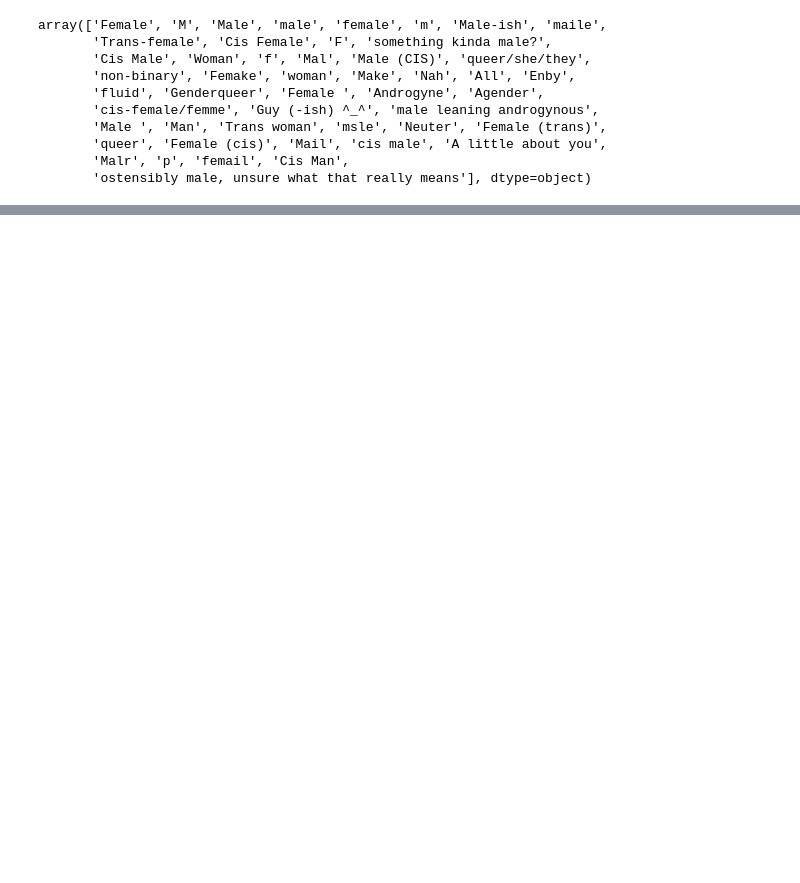
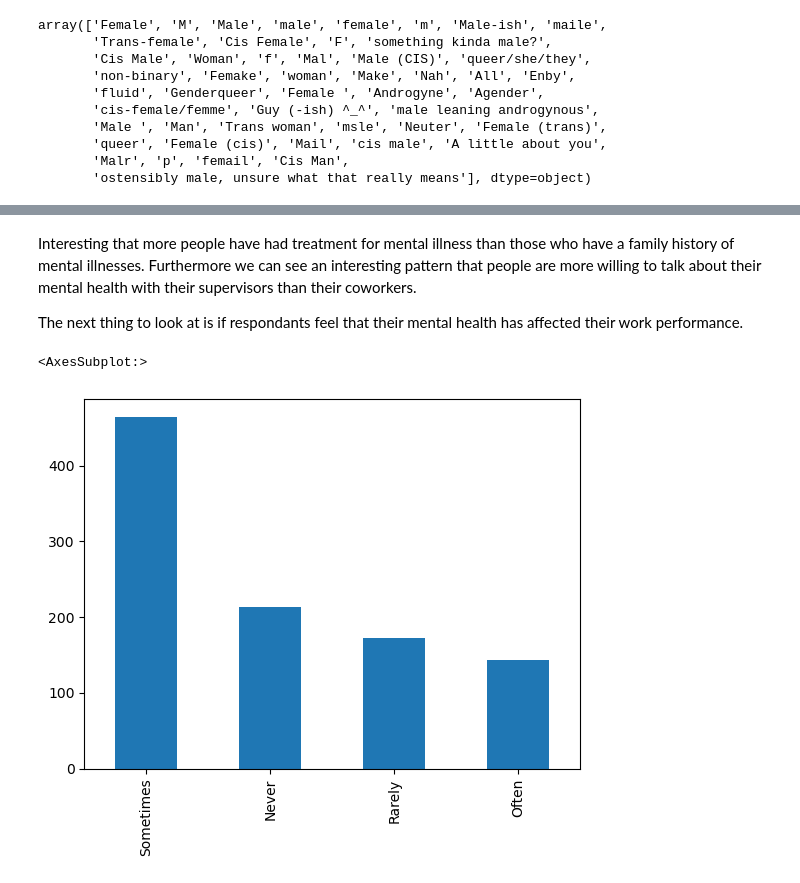
Before and after one commit to ubco-W2022T1-cosc301/project-group06, a Jupyter notebook: notebooks/analysis3.ipynb, the cells around one changed output, grey strips where cells are left out. Drawn from its saved outputs; the diff is of its cells as text; code cells hidden in the pictures; blank space fills up the shorter version.

```diff
--- a/notebooks/analysis3.ipynb
+++ b/notebooks/analysis3.ipynb
@@ -157,0 +131,9 @@ Name: supervisor, dtype: int64
+# %% [markdown]
+Interesting that more people have had treatment for mental illness than those who have a family history of mental illnesses. Furthermore we can see an interesting pattern that people are more willing to talk about their mental health with their supervisors than their coworkers.
+
+The next thing to look at is if respondants feel that their mental health has affected their work performance.
+# %%
+rawData.work_interfere.value_counts().plot.bar()
+# %% [output]
+<AxesSubplot:>
+[figure, added]
```
Also changed, not shown: parts of 16 cells of this notebook, 2 other files.
